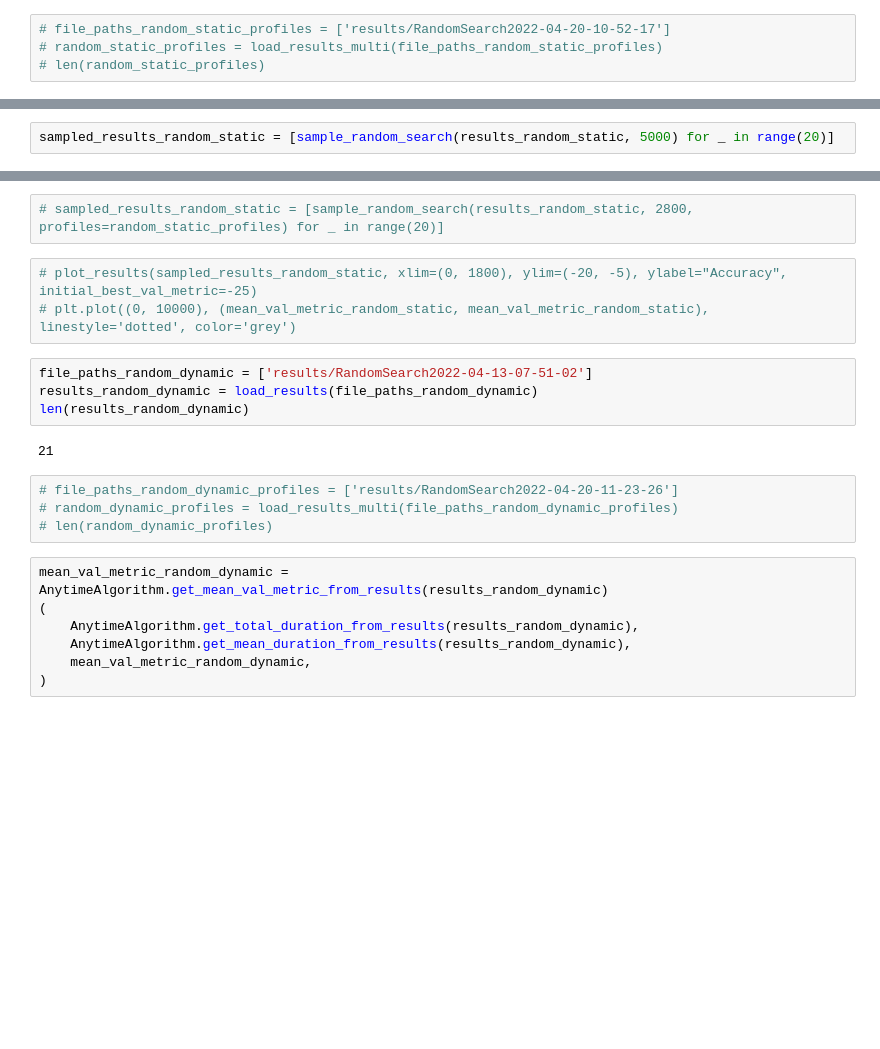
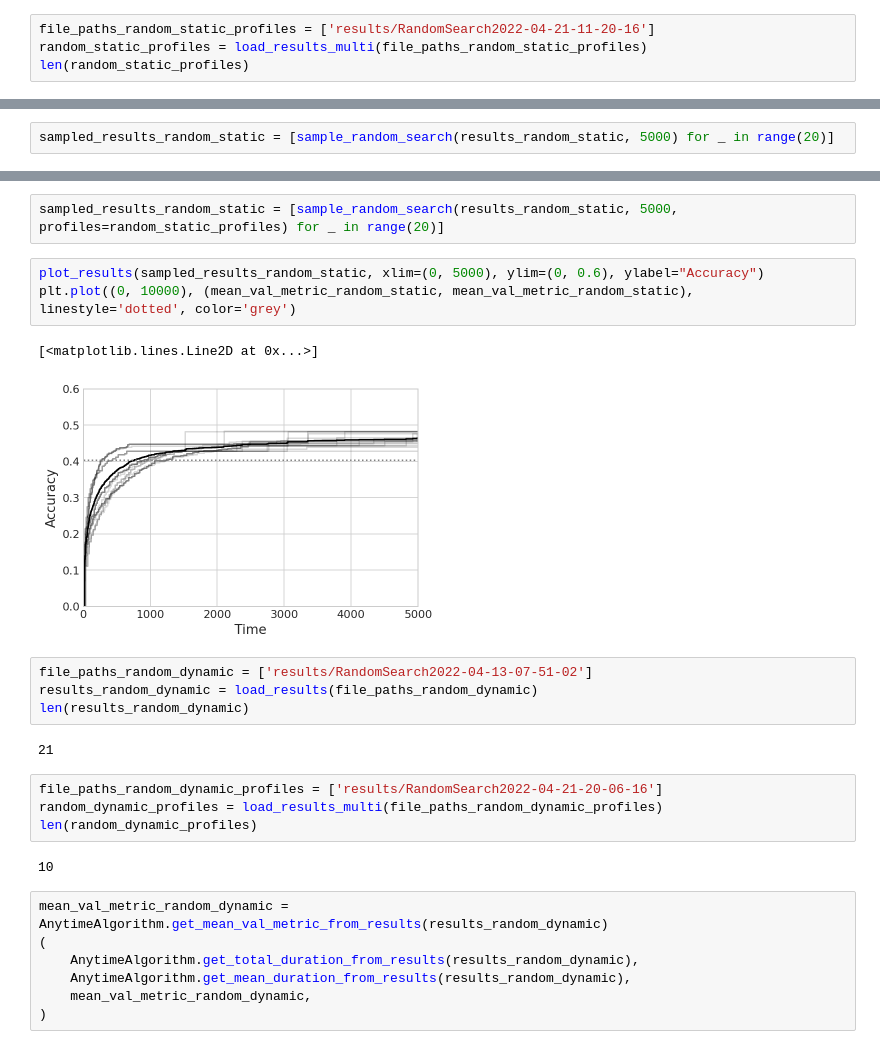
Before and after one commit to vcahlik/dynamic-auto-sizing, a Jupyter notebook: notebooks/anytime/performance_analysis_large_datasets.ipynb, the cells around one changed output, grey strips where cells are left out. Drawn from its saved outputs; the diff is of its cells as text; blank space fills up the shorter version.

```diff
--- a/notebooks/anytime/performance_analysis_large_datasets.ipynb
+++ b/notebooks/anytime/performance_analysis_large_datasets.ipynb
@@ -2522,9 +2551,9 @@ len(results_random_static)
 # %% [output]
 35
 # %%
-# file_paths_random_static_profiles = ['results/RandomSearch2022-04-20-10-52-17']
-# random_static_profiles = load_results_multi(file_paths_random_static_profiles)
-# len(random_static_profiles)
+file_paths_random_static_profiles = ['results/RandomSearch2022-04-21-11-20-16']
+random_static_profiles = load_results_multi(file_paths_random_static_profiles)
+len(random_static_profiles)
 # %% [output]
 10
 # %%
@@ -2547,8 +2580,11 @@ plt.plot((0, 10000), (mean_val_metric_random_static, mean_val_metric_random_stat
 # %%
-# sampled_results_random_static = [sample_random_search(results_random_static, 2800, profiles=random_static_profiles) for _ in range(20)]
+sampled_results_random_static = [sample_random_search(results_random_static, 5000, profiles=random_static_profiles) for _ in range(20)]
 # %%
-# plot_results(sampled_results_random_static, xlim=(0, 1800), ylim=(-20, -5), ylabel="Accuracy", initial_best_val_metric=-25)
-# plt.plot((0, 10000), (mean_val_metric_random_static, mean_val_metric_random_static), linestyle='dotted', color='grey')
+plot_results(sampled_results_random_static, xlim=(0, 5000), ylim=(0, 0.6), ylabel="Accuracy")
+plt.plot((0, 10000), (mean_val_metric_random_static, mean_val_metric_random_static), linestyle='dotted', color='grey')
+# %% [output]
+[<matplotlib.lines.Line2D at 0x...>]
+[figure, added]
 # %%
 file_paths_random_dynamic = ['results/RandomSearch2022-04-13-07-51-02']
 results_random_dynamic = load_results(file_paths_random_dynamic)
@@ -2556,9 +2592,11 @@ len(results_random_dynamic)
 # %% [output]
 21
 # %%
-# file_paths_random_dynamic_profiles = ['results/RandomSearch2022-04-20-11-23-26']
-# random_dynamic_profiles = load_results_multi(file_paths_random_dynamic_profiles)
-# len(random_dynamic_profiles)
+file_paths_random_dynamic_profiles = ['results/RandomSearch2022-04-21-20-06-16']
+random_dynamic_profiles = load_results_multi(file_paths_random_dynamic_profiles)
+len(random_dynamic_profiles)
+# %% [output]
+10
 # %%
 mean_val_metric_random_dynamic = AnytimeAlgorithm.get_mean_val_metric_from_results(results_random_dynamic)
 (
```
Also changed, not shown: parts of 15 cells of this notebook, 6 other files.
